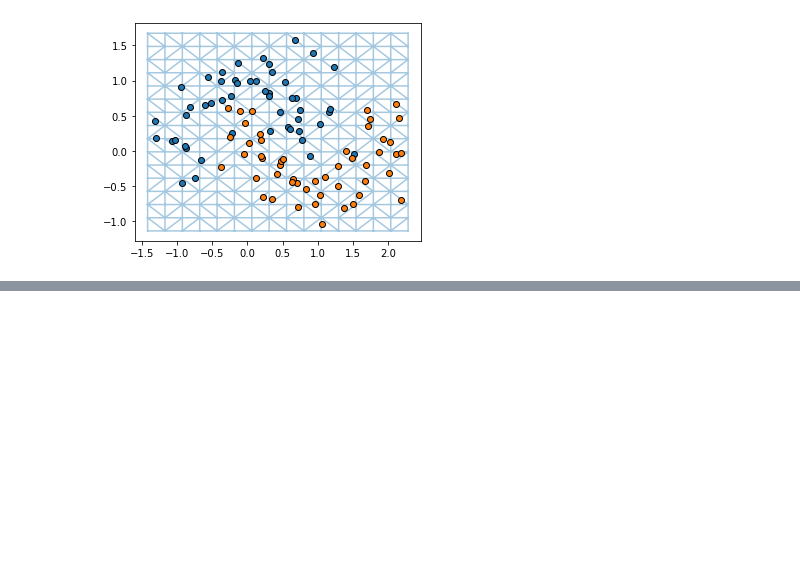
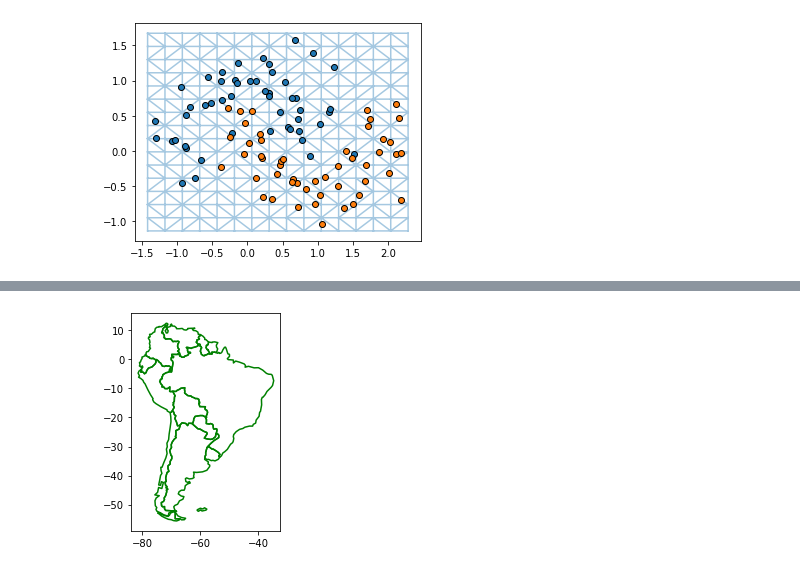
Before and after one commit to danieljtait/tenfem, a Jupyter notebook: examples/notebooks/pde_gp.ipynb, the cells around one changed output, grey strips where cells are left out. Saved outputs shown, nothing was run; the diff lists cells and outputs as text; code cells hidden in the pictures; blank space fills up the shorter version.

```diff
--- a/examples/notebooks/pde_gp.ipynb
+++ b/examples/notebooks/pde_gp.ipynb
@@ -417,0 +501,13 @@ plt.hist(land_reference)
+# %%
+capitals = geopandas.read_file(geopandas.datasets.get_path("naturalearth_cities"))
+world = geopandas.read_file(geopandas.datasets.get_path("naturalearth_lowres"))
+
+# Create a subset of the world data that is just the South American continent
+south_america = world[world["continent"] == "South America"]
+# %%
+fig, ax = plt.subplots()
+south_america.boundary.plot(ax=ax, color="green")
+ax.set_aspect('equal')
+plt.show()
+# %% [output]
+[figure, added]
```
Also changed, not shown: parts of 18 cells of this notebook, 3 other files.
